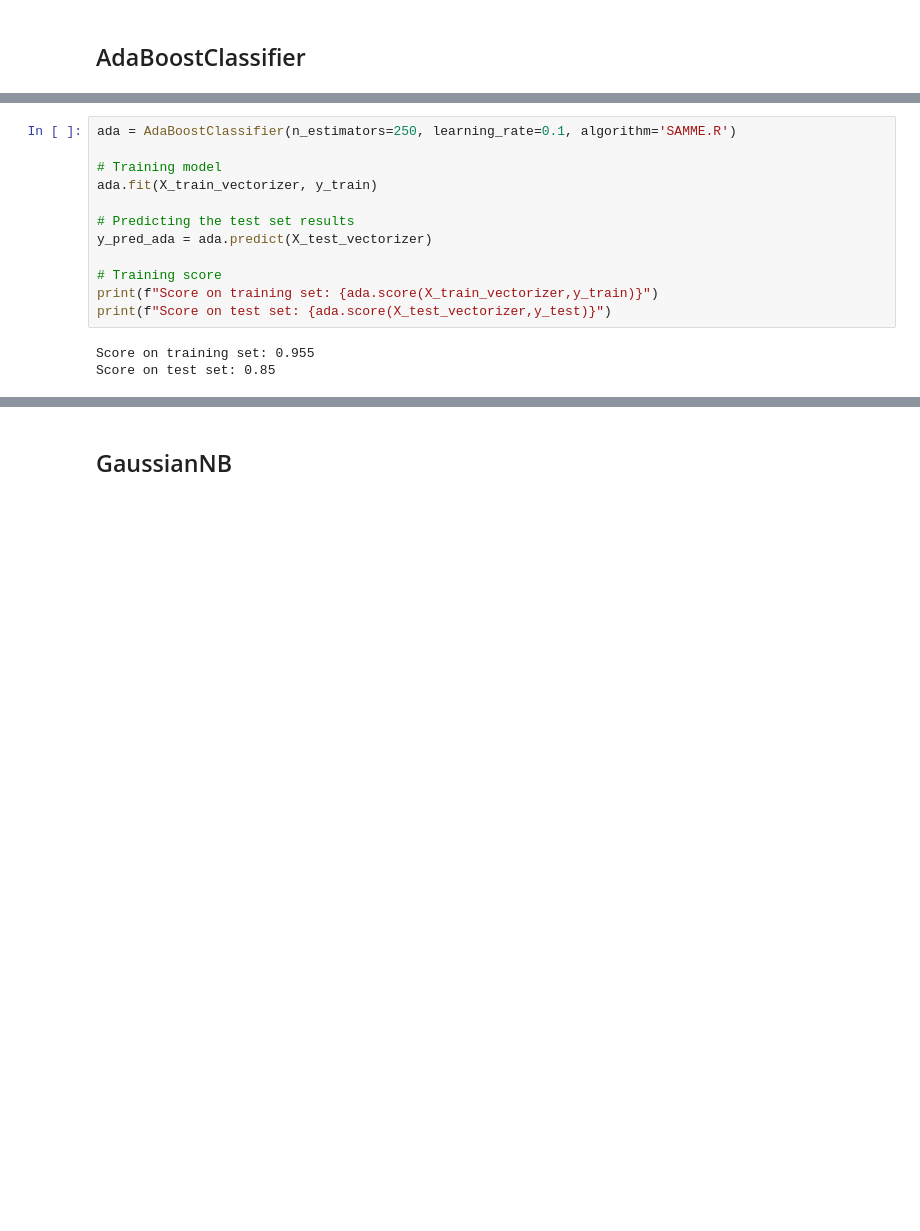
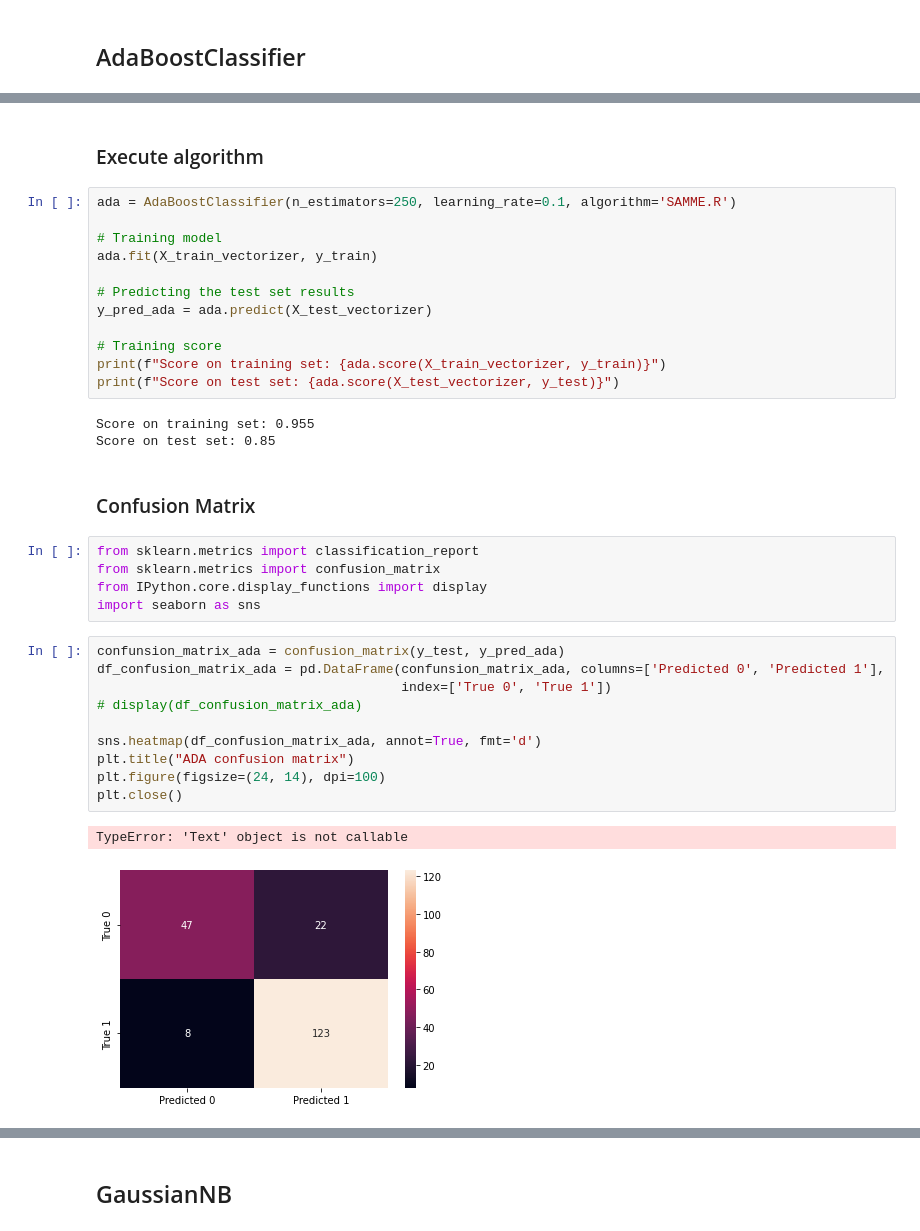
Before and after one commit to AT181903/YelpDatasetAnalysis, a Jupyter notebook: reviews_task.ipynb, the cells around one changed output, grey strips where cells are left out. Cells and saved outputs as stored; diff of their text form; blank space fills up the shorter version.

```diff
--- a/reviews_task.ipynb
+++ b/reviews_task.ipynb
@@ -310,6 +315,8 @@ gs_ada.score(X_train_vectorizer, y_train)
 Fitting 5 folds for each of 20 candidates, totalling 100 fits
 {'algorithm': 'SAMME.R', 'learning_rate': 0.1, 'n_estimators': 250}
 0.9663551401869159
+# %% [markdown]
+### Execute algorithm
 # %%
 ada = AdaBoostClassifier(n_estimators=250, learning_rate=0.1, algorithm='SAMME.R')
 
@@ -320,8 +327,28 @@ ada.fit(X_train_vectorizer, y_train)
 y_pred_ada = ada.predict(X_test_vectorizer)
 
 # Training score
-print(f"Score on training set: {ada.score(X_train_vectorizer,y_train)}")
-print(f"Score on test set: {ada.score(X_test_vectorizer,y_test)}")
+print(f"Score on training set: {ada.score(X_train_vectorizer, y_train)}")
+print(f"Score on test set: {ada.score(X_test_vectorizer, y_test)}")
 # %% [output]
 Score on training set: 0.955
 Score on test set: 0.85
+# %% [markdown]
+### Confusion Matrix
+# %%
+from sklearn.metrics import classification_report
+from sklearn.metrics import confusion_matrix
+from IPython.core.display_functions import display
+import seaborn as sns
+# %%
+confunsion_matrix_ada = confusion_matrix(y_test, y_pred_ada)
+df_confusion_matrix_ada = pd.DataFrame(confunsion_matrix_ada, columns=['Predicted 0', 'Predicted 1'],
+                                       index=['True 0', 'True 1'])
+# display(df_confusion_matrix_ada)
+
+sns.heatmap(df_confusion_matrix_ada, annot=True, fmt='d')
+plt.title("ADA confusion matrix")
+plt.figure(figsize=(24, 14), dpi=100)
+plt.close()
+# %% [output]
+TypeError: 'Text' object is not callable
+[figure, added]
```
Also changed, not shown: parts of 13 cells of this notebook.
